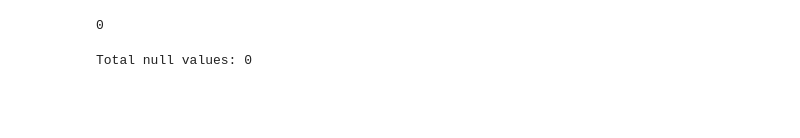
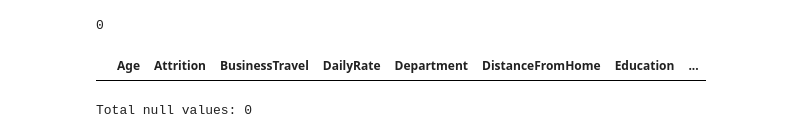
Before and after one commit to allan-mathews/HR-Analytics, a Jupyter notebook: src/hr_data.ipynb, the cells around one changed output. Saved outputs shown, nothing was run; the diff lists cells and outputs as text; code cells hidden in the pictures; blank space fills up the shorter version.

```diff
--- a/src/hr_data.ipynb
+++ b/src/hr_data.ipynb
@@ -92,6 +113,11 @@ df1.describe()
 df1['EmployeeNumber'].duplicated().sum()
 # %% [output]
 0
+# %%
+# Any duplicate rows
+df1[df1.duplicated()]
+# %% [output]
+|  | Age | Attrition | BusinessTravel | DailyRate | Department | DistanceFromHome | Education | ... |
 # %%
 print("Total null values:",df1.isnull().any().sum())
 # %% [output]
```
Also changed, not shown: parts of 8 cells of this notebook, 5 other files.
